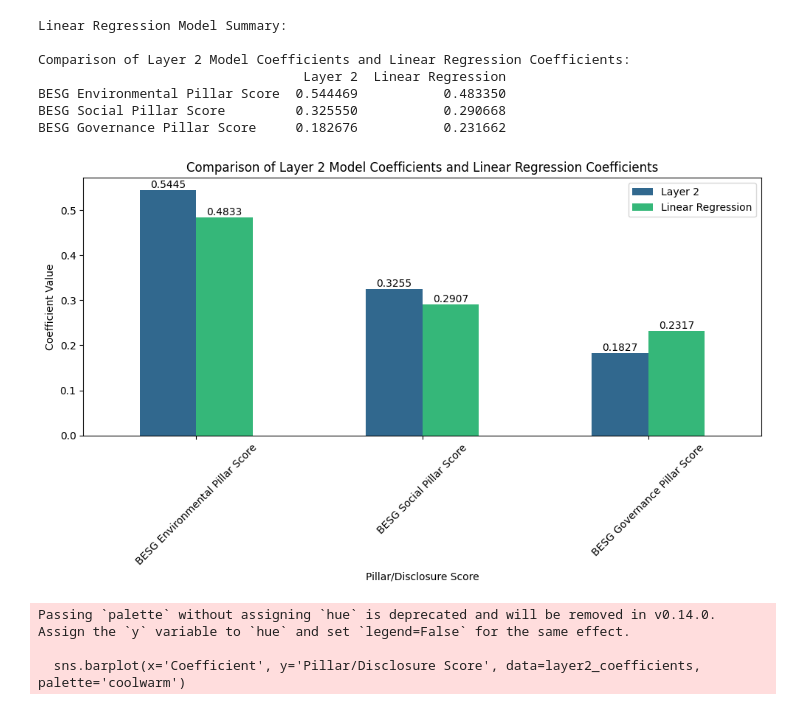
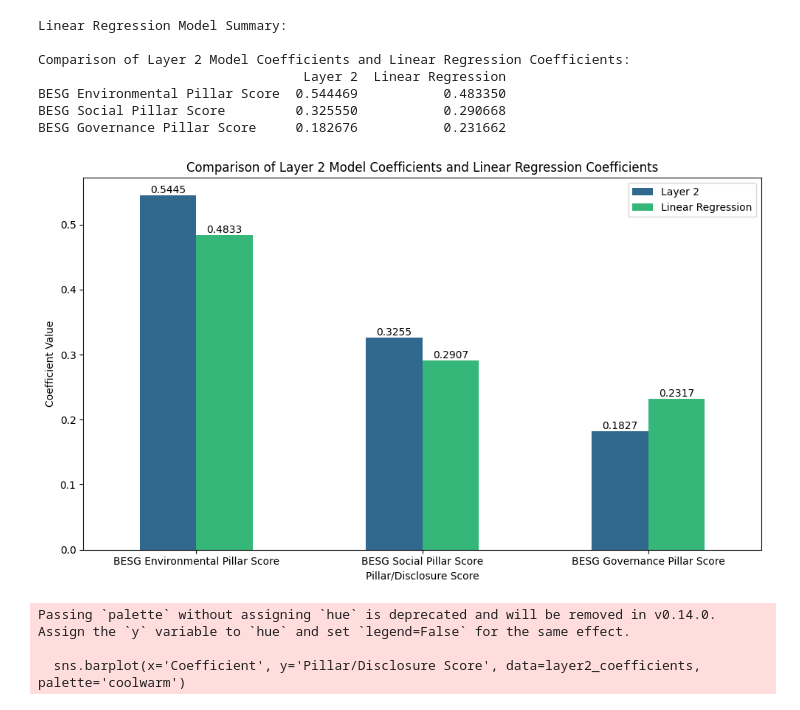
Before and after one commit to XYinfg/esg_analytics, a Jupyter notebook: TwoLayerModel/TwoLayerModel.ipynb, the cells around one changed output. Cells and saved outputs as stored; diff of their text form; code cells hidden in the pictures.

```diff
--- a/TwoLayerModel/TwoLayerModel.ipynb
+++ b/TwoLayerModel/TwoLayerModel.ipynb
@@ -444,21 +444,21 @@ BESG Governance Pillar Score     0.182676           0.231662
 # %%
 # Plot differences in coefficients
 plt.figure(figsize=(10, 6))
 color = sns.color_palette("viridis", 2)
 comparison_df.plot(kind='bar', color=color, ax=plt.gca())
 plt.title('Comparison of Layer 2 Model Coefficients and Linear Regression Coefficients')
 plt.ylabel('Coefficient Value')
 # Label the bars with their values
 for index, value in enumerate(comparison_df['Layer 2']):
     plt.text(index - 0.125, value, f'{value:.4f}', ha='center', va='bottom')
 for index, value in enumerate(comparison_df['Linear Regression']):
     plt.text(index + 0.125, value, f'{value:.4f}', ha='center', va='bottom')
 plt.xlabel('Pillar/Disclosure Score')
-plt.xticks(rotation=45)
+plt.xticks(rotation=0)
 plt.tight_layout()
 plt.show()
 # %% [output]
-[figure, old version]
+[figure, new version]
 # %%
 # Plot coefficients
 plt.figure(figsize=(12, 6))
```
Also changed, not shown: parts of 5 cells of this notebook, 1 other file.
